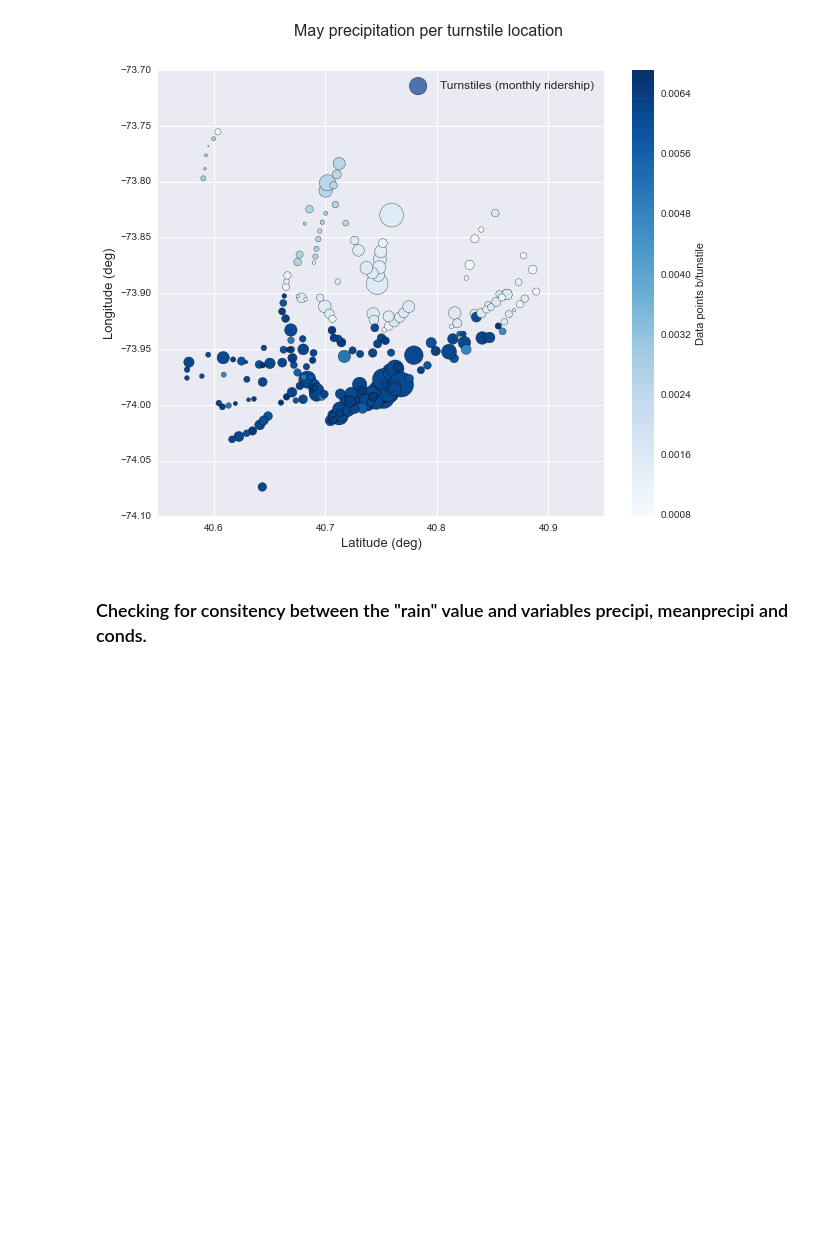
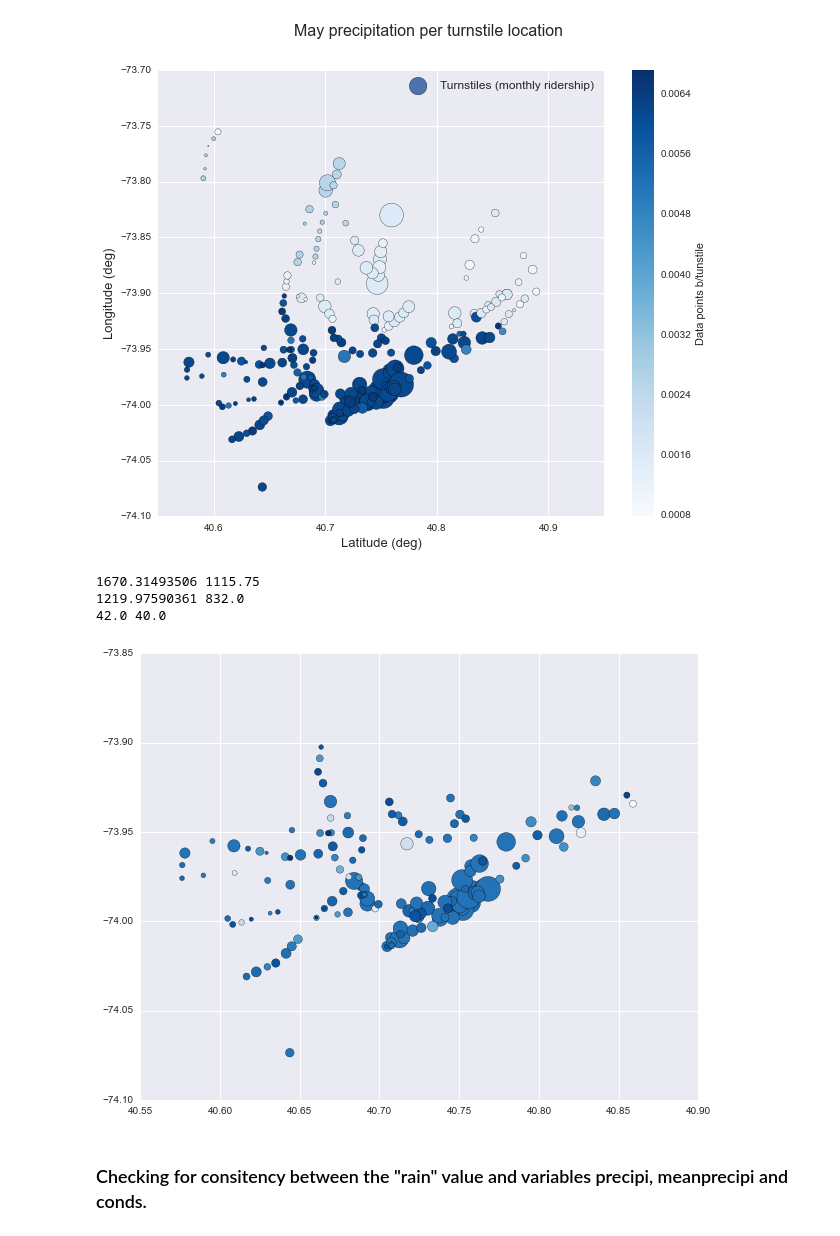
Before and after one commit to gornes/IntroToDS, a Jupyter notebook: Project1.ipynb, the cells around one changed output. Cells and saved outputs as stored; diff of their text form; code cells hidden in the pictures; blank space fills up the shorter version.

```diff
--- a/Project1.ipynb
+++ b/Project1.ipynb
@@ -167,13 +167,13 @@ The next figure plots the 237 turnstiles with more than 160 data points using th
 tn = len(improved_df.UNIT.unique())
 # Group by unit, and aggregate ridership with sum, mean, and count.
 g_turns_median = improved_df.groupby(
-    'UNIT', as_index=False).median()[['latitude', 'longitude', 'ENTRIESn_hourly', 'precipi']]
+    'UNIT', as_index=False).median()[['UNIT', 'latitude', 'longitude', 'ENTRIESn_hourly']]
 g_turns_mean = improved_df.groupby(
-    'UNIT', as_index=False).mean()[['latitude', 'longitude', 'ENTRIESn_hourly', 'precipi']]
+    'UNIT', as_index=False).mean()[['UNIT','precipi']]
 g_turns_sum = improved_df.groupby(
-    'UNIT', as_index=False).sum()[['ENTRIESn_hourly']]
-g_turns_count = improved_df.groupby('UNIT', as_index=False).aggregate(len)[['ENTRIESn_hourly', 'rain']]
-g_turns_count_rain = improved_df.query('rain == 1').groupby('UNIT', as_index=False).aggregate(len)[['ENTRIESn_hourly', 'rain']]
+    'UNIT', as_index=False).sum()[['UNIT', 'ENTRIESn_hourly']]
+g_turns_count = improved_df.groupby('UNIT', as_index=False).aggregate(len)[['UNIT', 'ENTRIESn_hourly', 'rain']]
+g_turns_count_rain = improved_df.query('rain == 1').groupby('UNIT', as_index=False).aggregate(len)[['UNIT', 'rain']]
 plt.figure(figsize=[10,8])
 pts = plt.scatter(g_turns_median.latitude,
                   g_turns_median.longitude,
@@ -355,6 +355,22 @@ plt.legend(fontsize=12)
 plt.savefig(figpath + 'medprecip_loc.png', dpi=180)
 # %% [output]
 [figure]
+# %%
+g_turns = pd.merge(g_turns_median, g_turns_mean, on='UNIT')
+g_turns = pd.merge(g_turns, g_turns_count_rain, on='UNIT', how='left')
+print g_turns.query('precipi > 0.004').ENTRIESn_hourly.mean(), g_turns.query('precipi > 0.004').ENTRIESn_hourly.median()
+print g_turns.query('precipi <= 0.004').ENTRIESn_hourly.mean(), g_turns.query('precipi <= 0.004').ENTRIESn_hourly.median()
+print g_turns.query('precipi > 0.004').rain.median(), g_turns.query('precipi <= 0.004').rain.median()
+plt.figure(figsize=[10,8])
+pts = plt.scatter(g_turns.query('precipi > 0.004').latitude,
+                  g_turns.query('precipi > 0.004').longitude,
+                  c=g_turns.query('precipi > 0.004').precipi, cmap='Blues', s=g_turns.query('precipi > 0.004').ENTRIESn_hourly/15.,
+                  label='Turnstiles (monthly ridership)')
+# %% [output]
+1670.31493506 1115.75
+1219.97590361 832.0
+42.0 40.0
+[figure, added]
 # %% [markdown]
 ### Checking for consitency between the "rain" value and variables precipi, meanprecipi and conds.
 # %%
```
Also changed, not shown: 8 other files.
